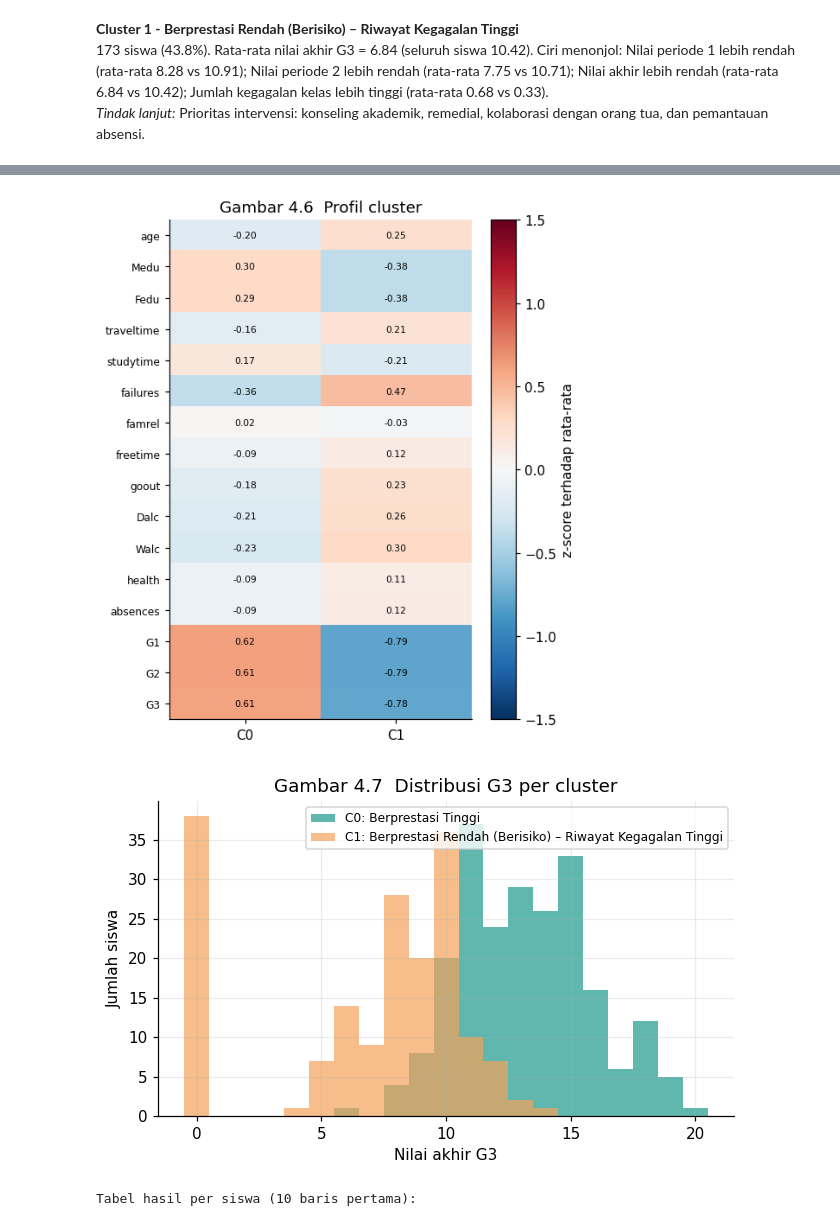
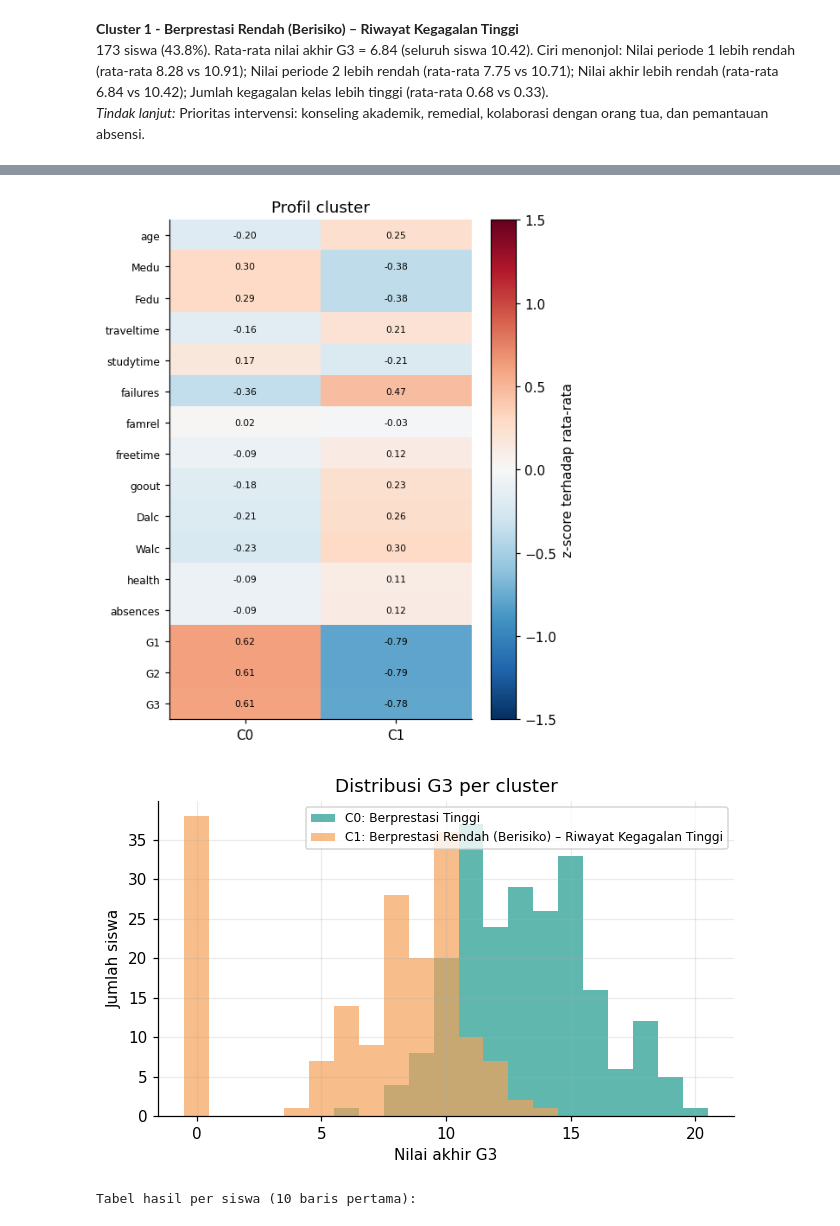
Before and after one commit to Nanda-0101/PROJECT_FUZZY, a Jupyter notebook: notebook/FCM_PCA_Notebook.ipynb, the cells around one changed output, grey strips where cells are left out. Cells and saved outputs as stored; diff of their text form; code cells hidden in the pictures.

```diff
--- a/notebook/FCM_PCA_Notebook.ipynb
+++ b/notebook/FCM_PCA_Notebook.ipynb
@@ -726,19 +710,19 @@ plt.tight_layout(); plt.show()
 # %%
-# Gambar 4.6  heatmap profil cluster (z-score)
+# heatmap profil cluster (z-score)
 mu_, sd_ = df[FEATURES].mean(), df[FEATURES].std(); zprof = ((profile - mu_) / sd_).T
 fig, ax = plt.subplots(figsize=(5.2, 6)); im = ax.imshow(zprof.values, cmap="RdBu_r", vmin=-1.5, vmax=1.5, aspect="auto"); ax.grid(False)
 ax.set_xticks(range(K)); ax.set_xticklabels([f"C{i}" for i in range(K)]); ax.set_yticks(range(16)); ax.set_yticklabels(FEATURES, fontsize=8)
 for a in range(16):
     for b in range(K): ax.text(b, a, f"{zprof.values[a, b]:.2f}", ha="center", va="center", fontsize=7)
-plt.colorbar(im, label="z-score terhadap rata-rata"); ax.set_title("Gambar 4.6  Profil cluster"); plt.tight_layout(); plt.show()
+plt.colorbar(im, label="z-score terhadap rata-rata"); ax.set_title("Profil cluster"); plt.tight_layout(); plt.show()
 
-# Gambar 4.7  distribusi G3 per cluster
+# distribusi G3 per cluster
 fig, ax = plt.subplots(figsize=(6, 3.8))
 for j in range(K): ax.hist(df["G3"][labels == j], bins=np.arange(-.5, 21.5, 1), alpha=.7, color=CL[j % 4], label=f"C{j}: {names[j]}")
-ax.set(xlabel="Nilai akhir G3", ylabel="Jumlah siswa", title="Gambar 4.7  Distribusi G3 per cluster"); ax.legend(fontsize=8); plt.tight_layout(); plt.show()
+ax.set(xlabel="Nilai akhir G3", ylabel="Jumlah siswa", title="Distribusi G3 per cluster"); ax.legend(fontsize=8); plt.tight_layout(); plt.show()
 # %% [output]
-[figure, old version]
+[figure, new version]
-[figure, old version]
+[figure, new version]
 # %%
 # Tabel hasil per siswa
 result_df = df[FEATURES].copy(); result_df.insert(0, "Siswa", np.arange(1, N + 1))
```
Also changed, not shown: parts of 24 cells of this notebook, 1 other file.
